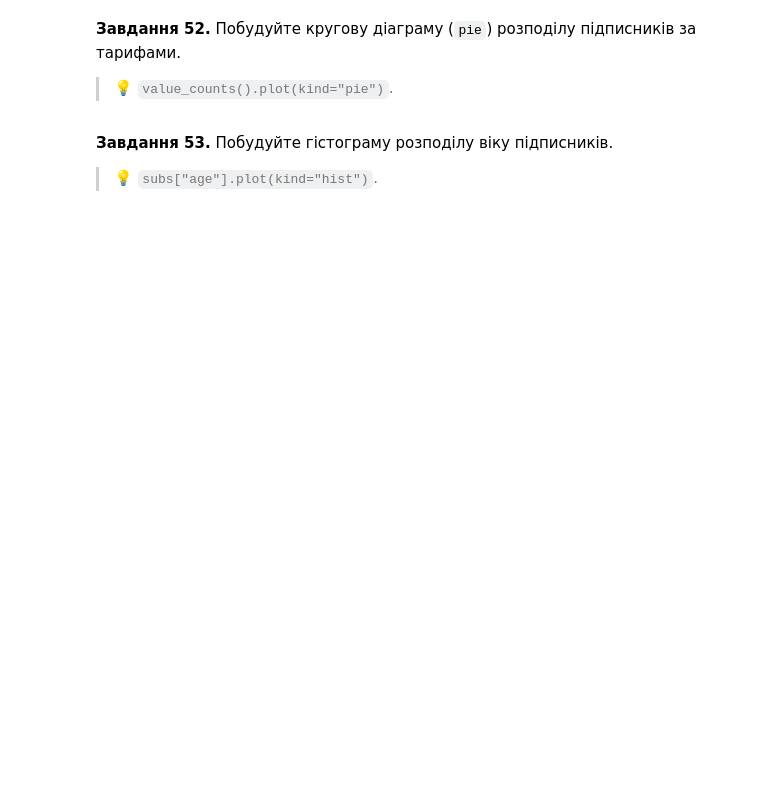
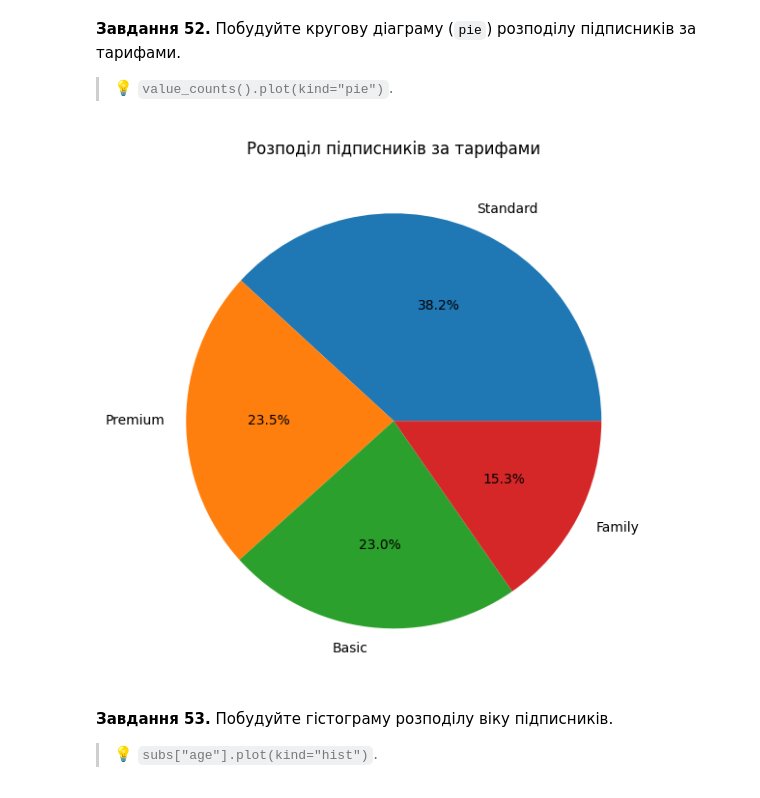
Before and after one commit to VikiTarasova/DTA_2026, a Jupyter notebook: Homework/pandas_viz_practice.ipynb, the cells around one changed output. Saved outputs shown, nothing was run; the diff lists cells and outputs as text; code cells hidden in the pictures; blank space fills up the shorter version.

```diff
--- a/Homework/pandas_viz_practice.ipynb
+++ b/Homework/pandas_viz_practice.ipynb
@@ -54,8 +54,11 @@
 import pandas as pd
 import matplotlib.pyplot as plt
 
-subs = pd.read_csv("streaming_subscribers.csv")
-sess = pd.read_csv("streaming_sessions.csv")
+# subs = pd.read_csv("streaming_subscribers.csv")
+# sess = pd.read_csv("streaming_sessions.csv")
+
+subs = pd.read_csv("https://raw.githubusercontent.com/VikiTarasova/DTA_2026/refs/heads/main/Data/streaming_subscribers.csv")
+sess = pd.read_csv("https://raw.githubusercontent.com/VikiTarasova/DTA_2026/refs/heads/main/Data/streaming_sessions.csv")
 
 # Перетворюємо дати на справжній формат
 subs["join_date"] = pd.to_datetime(subs["join_date"])
@@ -556,3 +1193,17 @@ pandas вміє будувати швидкі графіки прямо з да
+# %%
+# Завдання 52:
+subs["plan"].value_counts().plot(
+    kind="pie",
+    title="Розподіл підписників за тарифами",
+    autopct="%1.1f%%",
+    figsize=(6, 6)
+)
+
+plt.ylabel("")
+plt.tight_layout()
+plt.show()
+# %% [output]
+[figure, added]
 # %% [markdown]
 **Завдання 53.** Побудуйте гістограму розподілу віку підписників.
 
```
Also changed, not shown: parts of 103 cells of this notebook.
